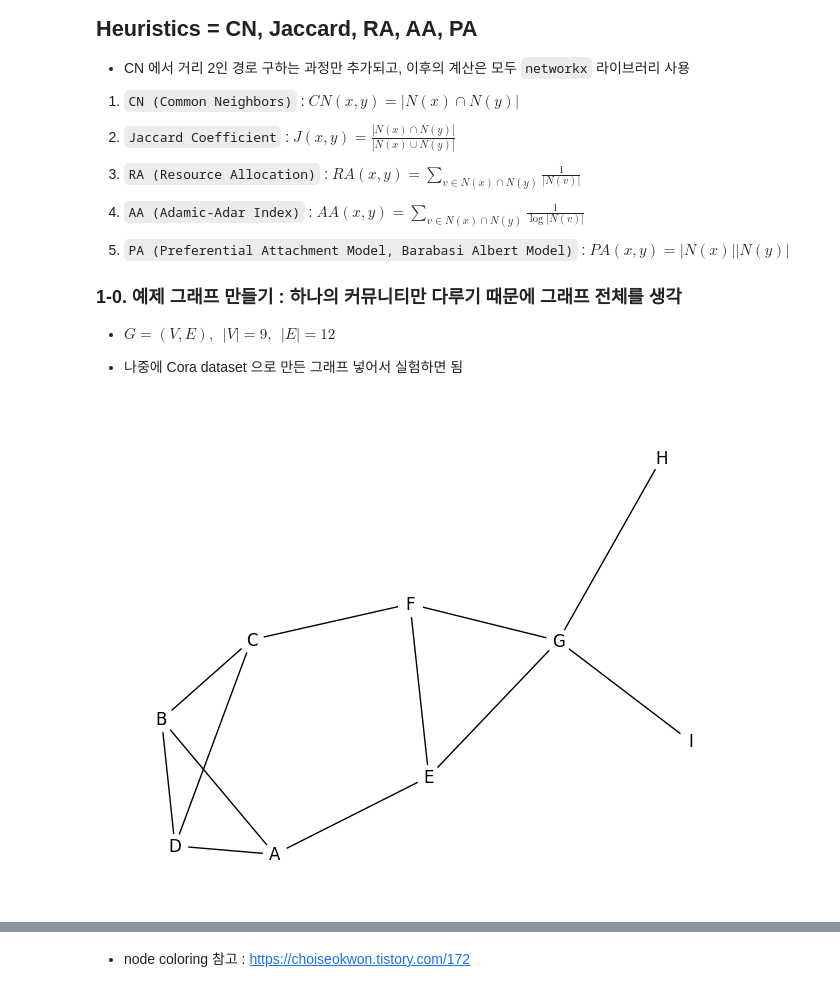
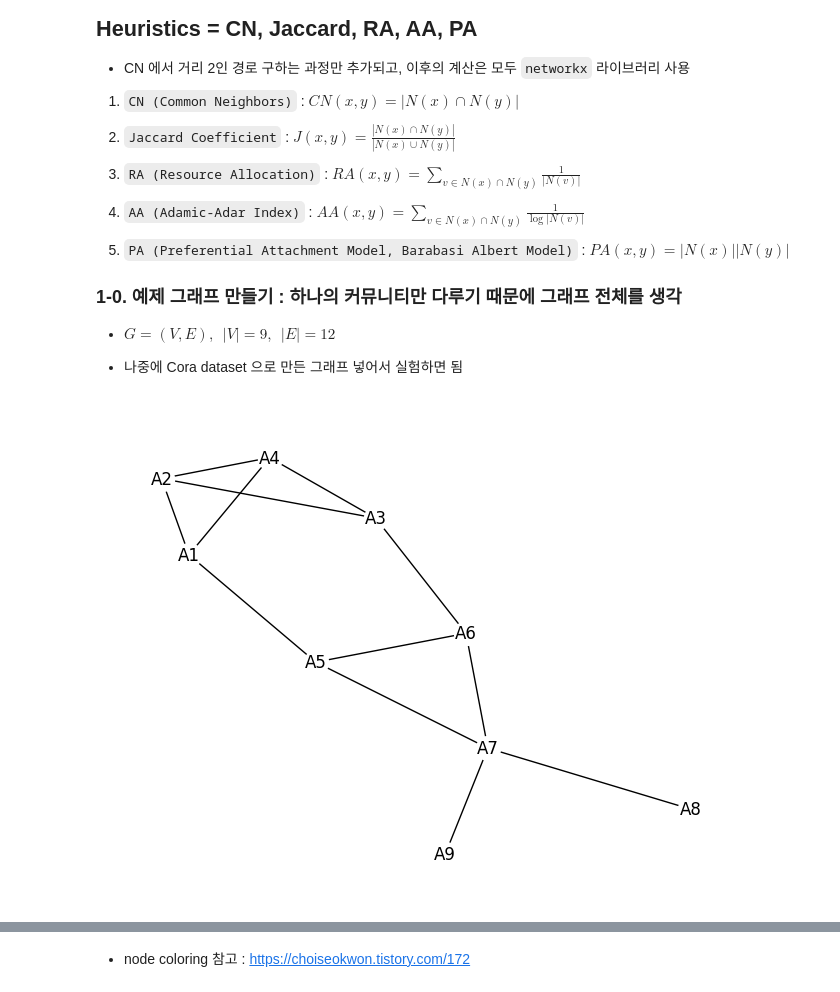
Before and after one commit to helloliz-korea/recommender, a Jupyter notebook: link_prediction_heuristic_method.ipynb, the cells around one changed output, grey strips where cells are left out. Drawn from its saved outputs; the diff is of its cells as text; code cells hidden in the pictures.

```diff
--- a/link_prediction_heuristic_method.ipynb
+++ b/link_prediction_heuristic_method.ipynb
@@ -19,16 +19,16 @@
 - $G=(V,E),~~|V|=9,~~ |E|=12$
 
 - 나중에 Cora dataset 으로 만든 그래프 넣어서 실험하면 됨
-# %%
-import networkx as nx
-
-edges = [('A','B'),('A','D'),('A','E'),('B','D'),('B','C'),('C','D'),('C','F'),
-         ('E','F'),('E','G'),('F','G'),('G','H'),('G','I')]
-G = nx.Graph()
-G.add_edges_from(edges)
-nx.draw(G, with_labels=True, node_color='white')
-# %% [output]
-[figure, removed]
+# %%
+import networkx as nx
+
+edges = [('A1','A2'), ('A1','A4'), ('A1','A5'), ('A2','A4'), ('A2','A3'), ('A3','A4'),
+         ('A3','A6'), ('A5','A6'), ('A5','A7'), ('A6','A7'), ('A7','A8'), ('A7','A9')]
+G = nx.Graph()
+G.add_edges_from(edges)
+nx.draw(G, with_labels=True, node_color='white')
+# %% [output]
+[figure, added]
 # %% [markdown]
 ### 1-1. `CN (Common Neighbors)`
 - $CN(x,y)=|N(x)\cap N(y)|$
```
Also changed, not shown: parts of 18 cells of this notebook.
